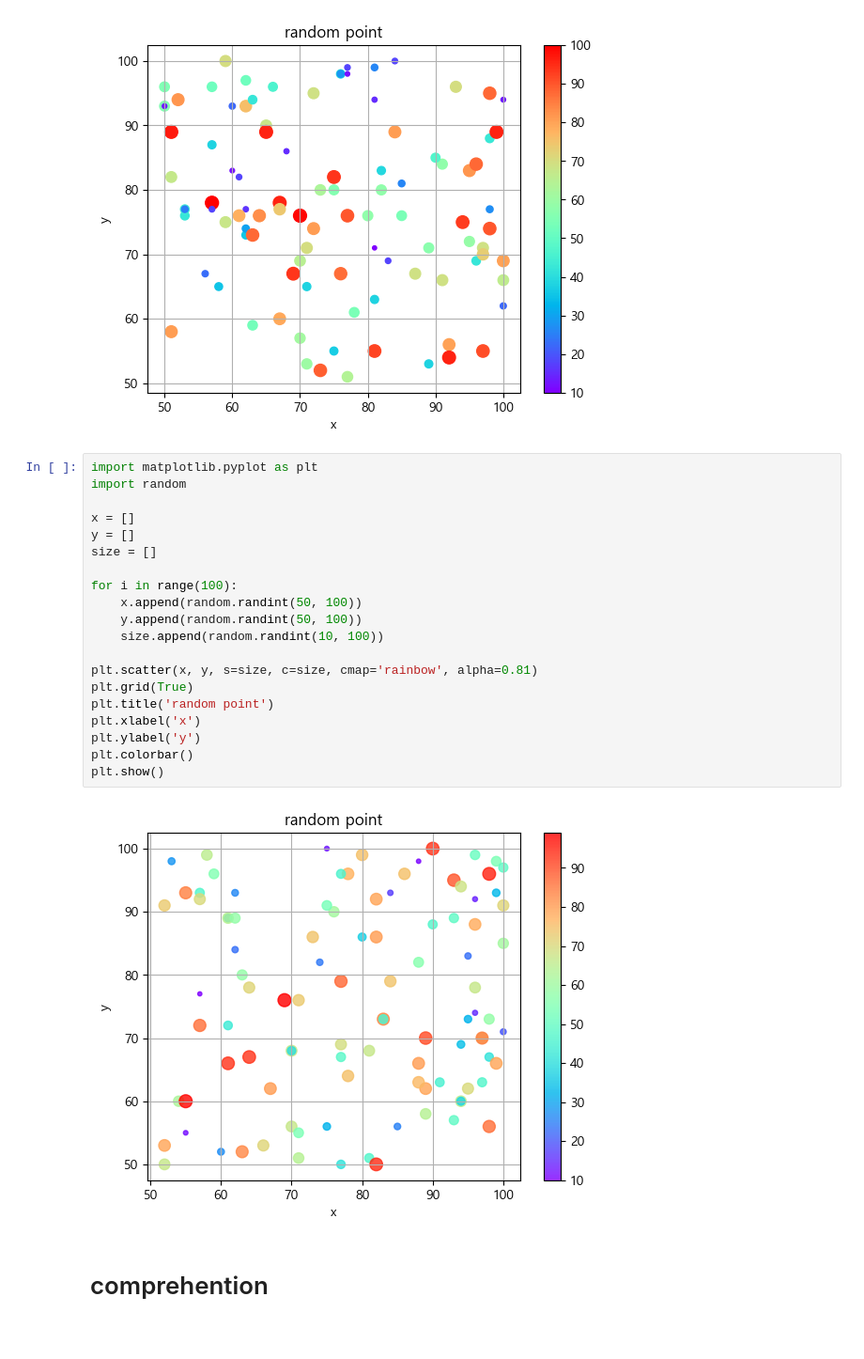
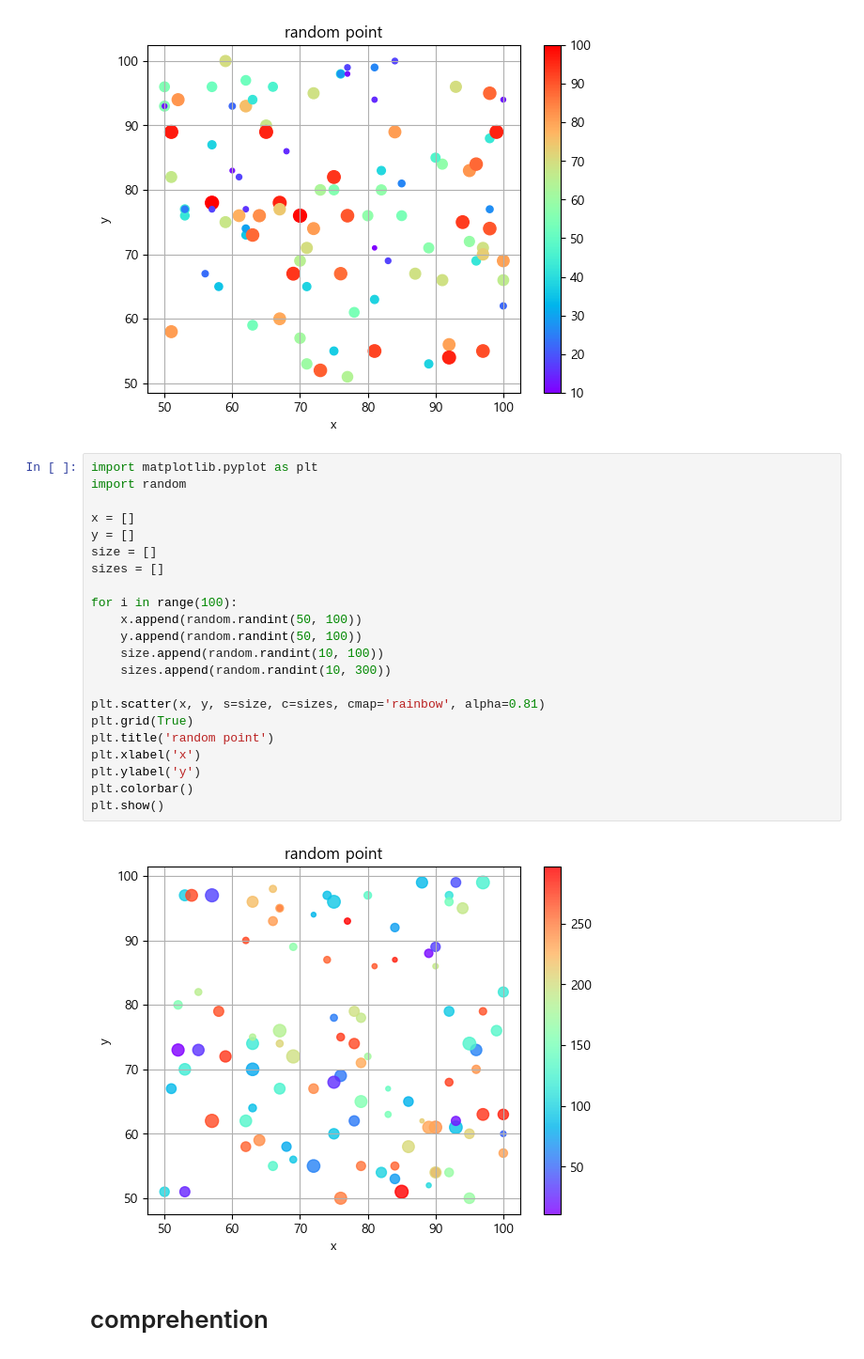
Before and after one commit to suhan1029/2023-A-DA, a Jupyter notebook: week07-bar-pie-comp-suhan1029.ipynb, the cells around one changed output. Shown at 94% size. Drawn from its saved outputs; the diff is of its cells as text.

```diff
--- a/week07-bar-pie-comp-suhan1029.ipynb
+++ b/week07-bar-pie-comp-suhan1029.ipynb
@@ -179,25 +179,27 @@ plt.show()
 # %%
 import matplotlib.pyplot as plt
 import random
 
 x = []
 y = []
 size = []
+sizes = []
 
 for i in range(100):
     x.append(random.randint(50, 100))
     y.append(random.randint(50, 100))
     size.append(random.randint(10, 100))
+    sizes.append(random.randint(10, 300))
 
-plt.scatter(x, y, s=size, c=size, cmap='rainbow', alpha=0.81)
+plt.scatter(x, y, s=size, c=sizes, cmap='rainbow', alpha=0.81)
 plt.grid(True)
 plt.title('random point')
 plt.xlabel('x')
 plt.ylabel('y')
 plt.colorbar()
 plt.show()
 # %% [output]
-[figure, old version]
+[figure, new version]
 # %% [markdown]
 # comprehention
 # %%
```
